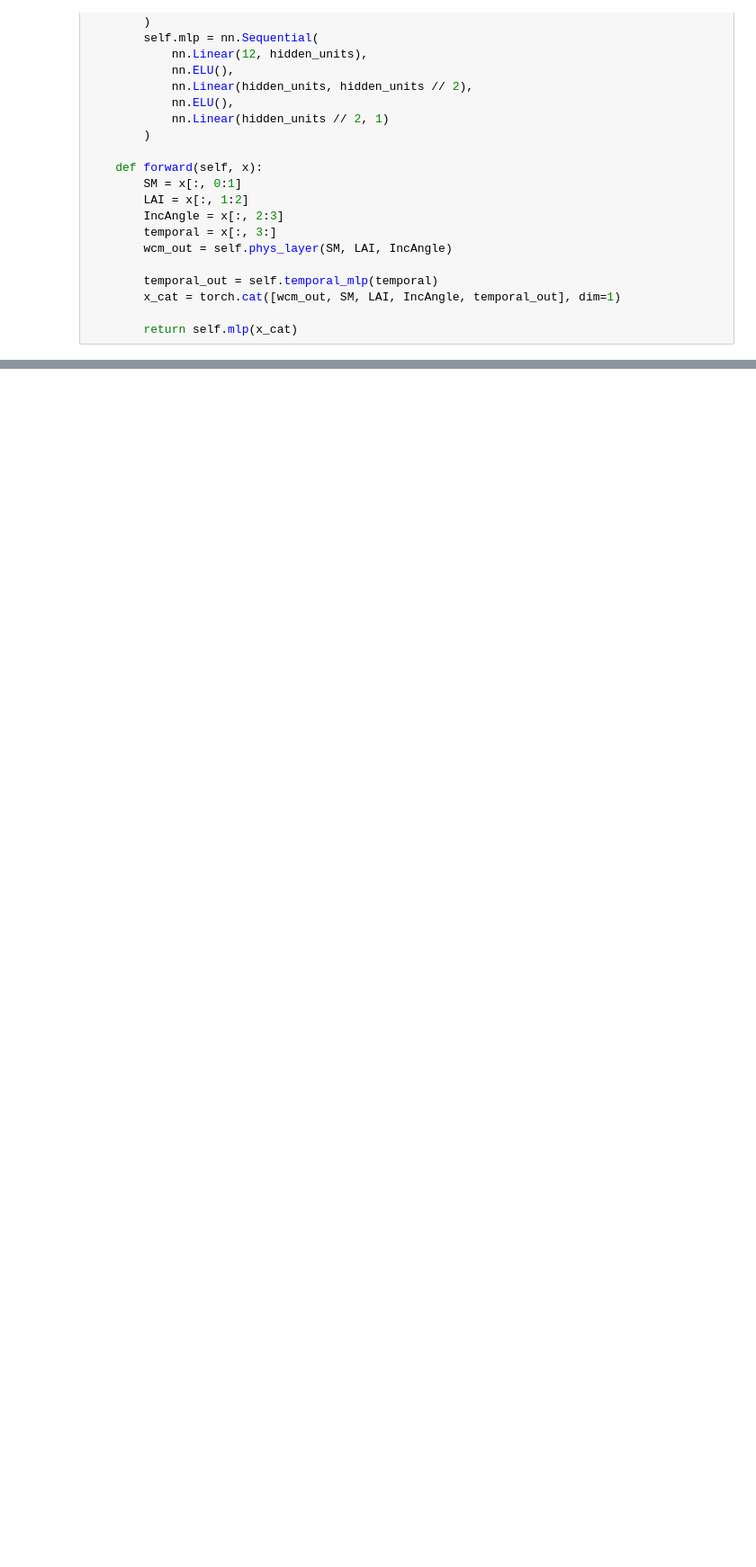
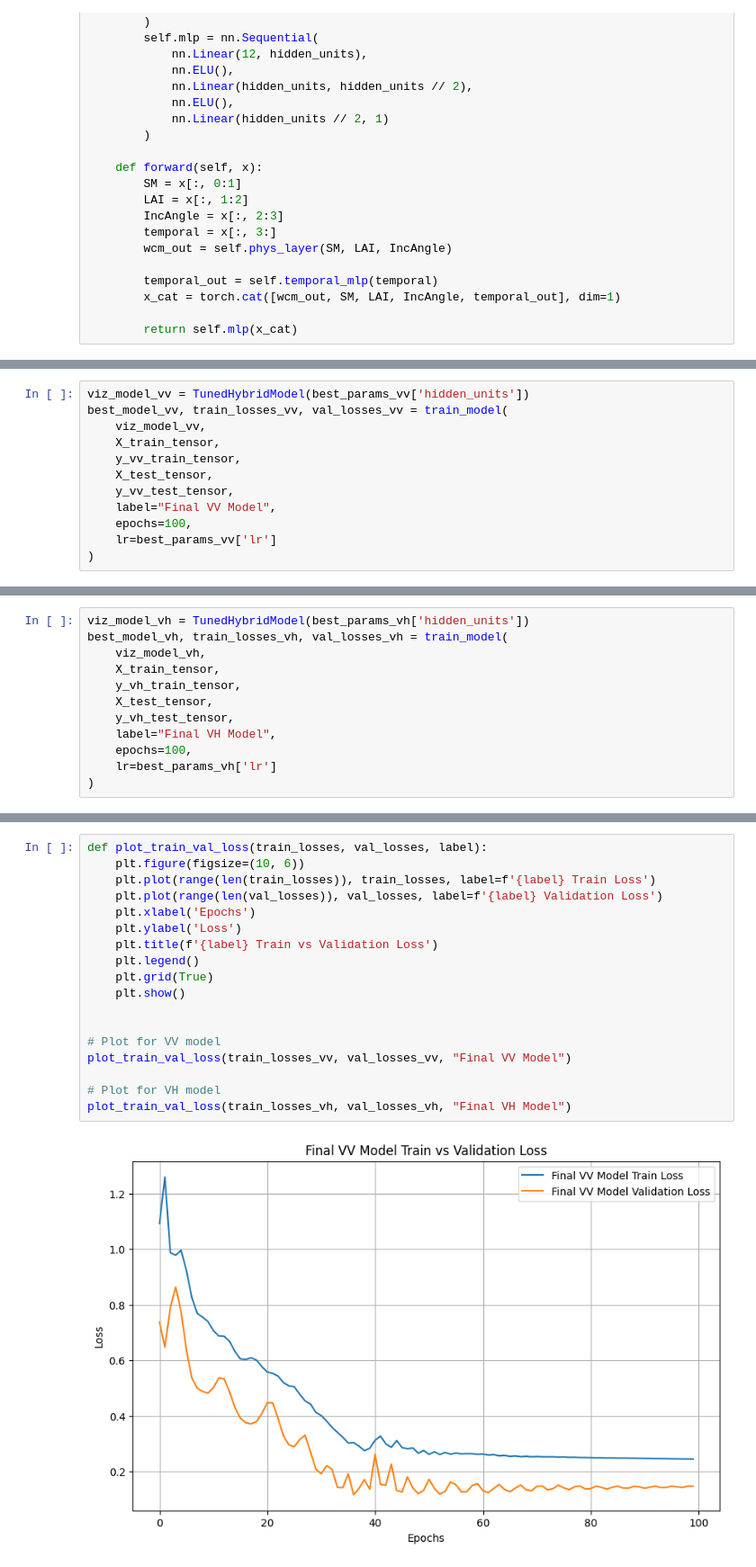
Before and after one commit to mayurmatada/Exploratory, a Jupyter notebook: Source/wcm_hybrid_model_modified.ipynb, the cells around one changed output, grey strips where cells are left out. Shown: that part at 90% size. Cells and saved outputs as stored; diff of their text form; blank space fills up the shorter version.

Commit message:
Added Epoch Vizualization

```diff
--- a/Source/wcm_hybrid_model_modified.ipynb
+++ b/Source/wcm_hybrid_model_modified.ipynb
@@ -594,0 +612,12 @@ plt.show()
+# %%
+viz_model_vv = TunedHybridModel(best_params_vv['hidden_units'])
+best_model_vv, train_losses_vv, val_losses_vv = train_model(
+    viz_model_vv,
+    X_train_tensor,
+    y_vv_train_tensor,
+    X_test_tensor,
+    y_vv_test_tensor,
+    label="Final VV Model",
+    epochs=100,
+    lr=best_params_vv['lr']
+)
@@ -594,0 +635,12 @@ plt.show()
+# %%
+viz_model_vh = TunedHybridModel(best_params_vh['hidden_units'])
+best_model_vh, train_losses_vh, val_losses_vh = train_model(
+    viz_model_vh,
+    X_train_tensor,
+    y_vh_train_tensor,
+    X_test_tensor,
+    y_vh_test_tensor,
+    label="Final VH Model",
+    epochs=100,
+    lr=best_params_vh['lr']
+)
@@ -594,0 +658,20 @@ plt.show()
+# %%
+def plot_train_val_loss(train_losses, val_losses, label):
+    plt.figure(figsize=(10, 6))
+    plt.plot(range(len(train_losses)), train_losses, label=f'{label} Train Loss')
+    plt.plot(range(len(val_losses)), val_losses, label=f'{label} Validation Loss')
+    plt.xlabel('Epochs')
+    plt.ylabel('Loss')
+    plt.title(f'{label} Train vs Validation Loss')
+    plt.legend()
+    plt.grid(True)
+    plt.show()
+
+
+# Plot for VV model
+plot_train_val_loss(train_losses_vv, val_losses_vv, "Final VV Model")
+
+# Plot for VH model
+plot_train_val_loss(train_losses_vh, val_losses_vh, "Final VH Model")
+# %% [output]
+[figure, added]
```
Also changed, not shown: parts of 17 cells of this notebook.
